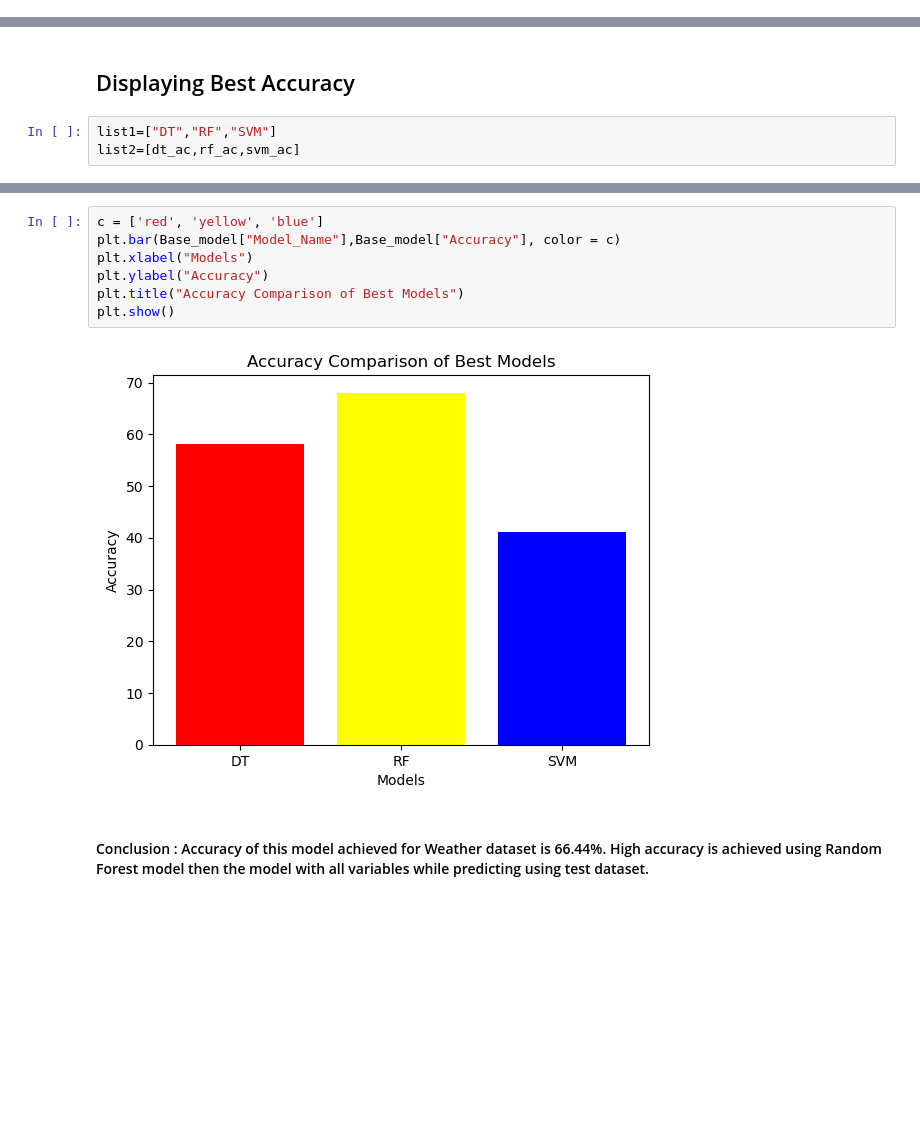
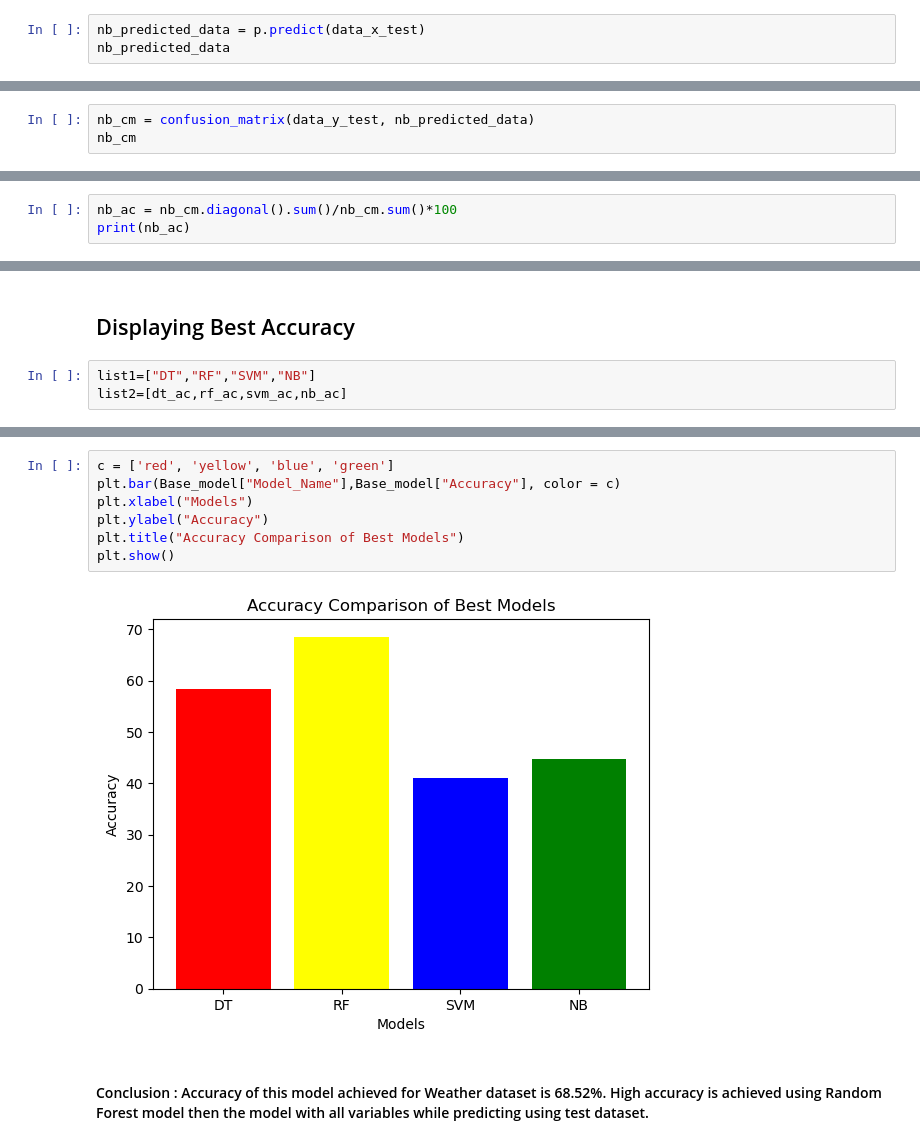
Before and after one commit to canaik/Chaitrali-Naik, a Jupyter notebook: Weather Forecasting.ipynb, the cells around one changed output, grey strips where cells are left out. Drawn from its saved outputs; the diff is of its cells as text; blank space fills up the shorter version.

```diff
--- a/Weather Forecasting.ipynb
+++ b/Weather Forecasting.ipynb
@@ -637,0 +654,3 @@ weighted avg       0.64      0.41      0.49      4114
+# %%
+nb_predicted_data = p.predict(data_x_test)
+nb_predicted_data
@@ -637,0 +663,3 @@ weighted avg       0.64      0.41      0.49      4114
+# %%
+nb_cm = confusion_matrix(data_y_test, nb_predicted_data)
+nb_cm
@@ -637,0 +677,3 @@ weighted avg       0.64      0.41      0.49      4114
+# %%
+nb_ac = nb_cm.diagonal().sum()/nb_cm.sum()*100
+print(nb_ac)
@@ -638,8 +759,8 @@ weighted avg       0.64      0.41      0.49      4114
 # %% [markdown]
 ## Displaying Best Accuracy
 # %%
-list1=["DT","RF","SVM"]
-list2=[dt_ac,rf_ac,svm_ac]
+list1=["DT","RF","SVM","NB"]
+list2=[dt_ac,rf_ac,svm_ac,nb_ac]
 # %%
 Base_model=pd.DataFrame({"Model_Name":list1,"Accuracy":list2})
 Base_model
@@ -651,11 +773,11 @@ Base_model
 # %%
-c = ['red', 'yellow', 'blue']
+c = ['red', 'yellow', 'blue', 'green']
 plt.bar(Base_model["Model_Name"],Base_model["Accuracy"], color = c)
 plt.xlabel("Models")
 plt.ylabel("Accuracy")
 plt.title("Accuracy Comparison of Best Models")
 plt.show()
 # %% [output]
-[figure, old version]
+[figure, new version]
 # %% [markdown]
-#### Conclusion : Accuracy of this model achieved for Weather dataset is 66.44%. High accuracy is achieved using Random Forest model then the model with all variables while predicting using test dataset.
+#### Conclusion : Accuracy of this model achieved for Weather dataset is 68.52%. High accuracy is achieved using Random Forest model then the model with all variables while predicting using test dataset.
```
Also changed, not shown: parts of 36 cells of this notebook.
